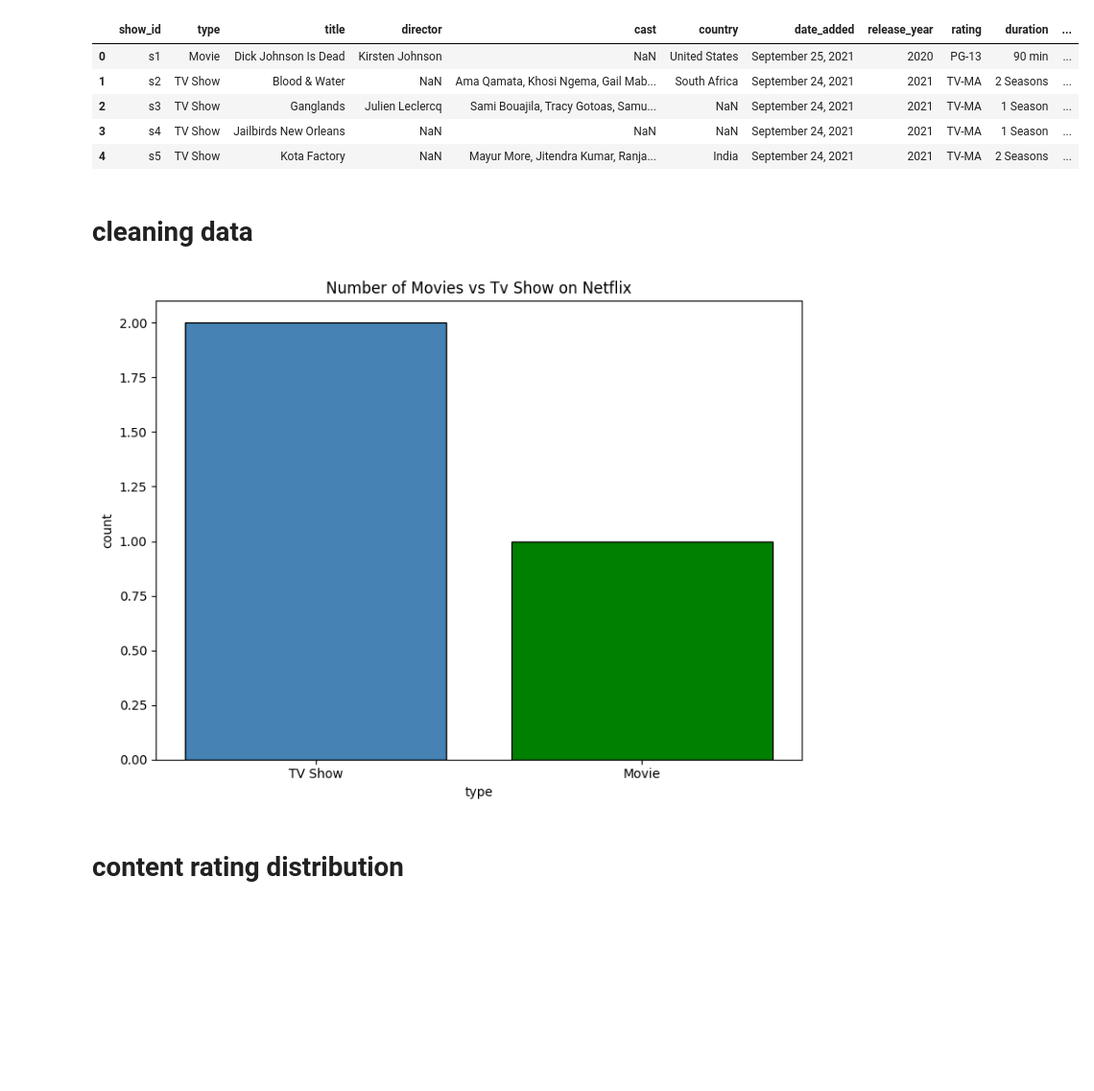
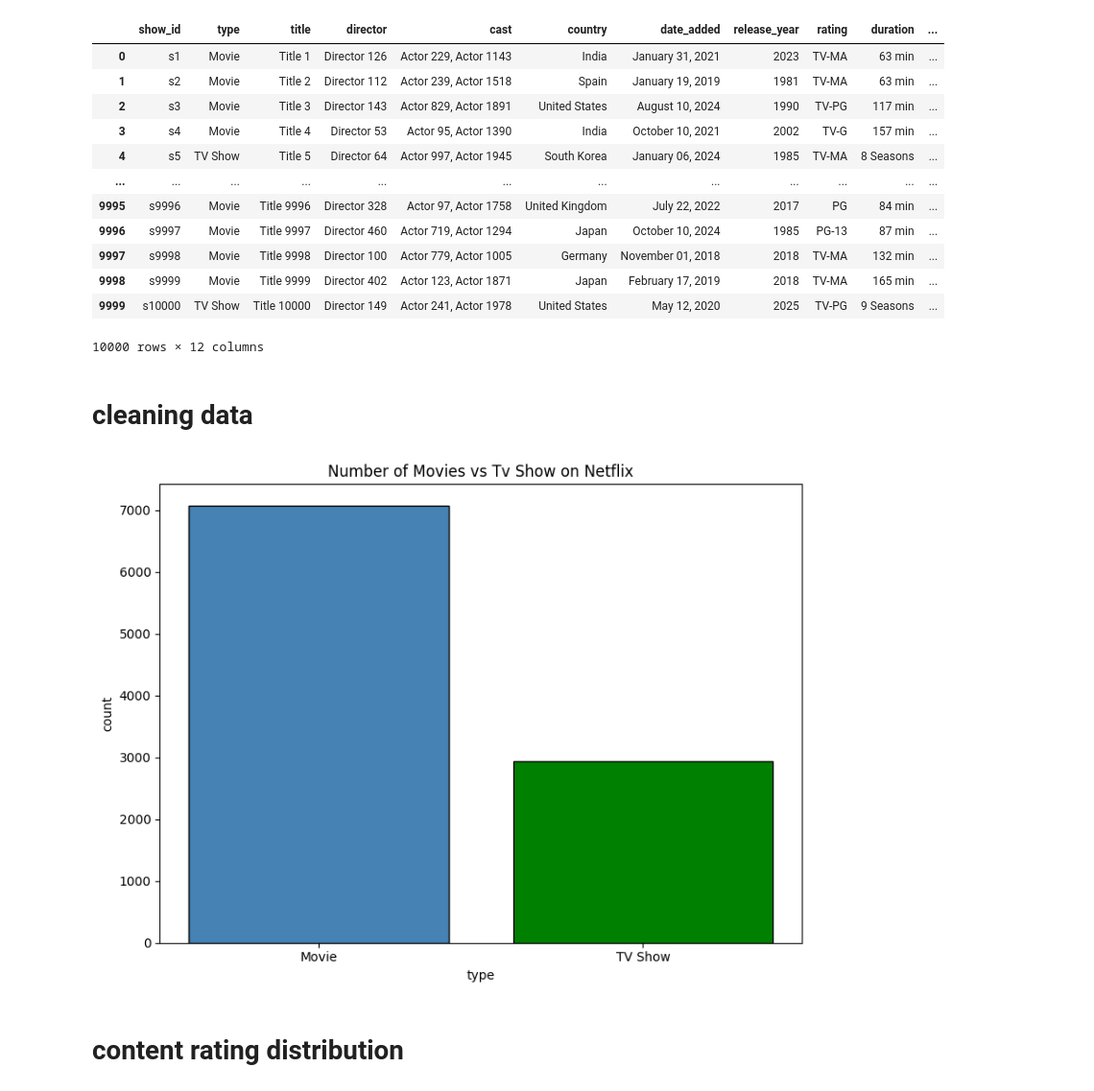
Before and after one commit to Engr-Jawad/Data-Science-Projects, a Jupyter notebook: netflix_data_visualization.ipynb, the cells around one changed output. Shown at 96% size. Drawn from its saved outputs; the diff is of its cells as text; code cells hidden in the pictures; blank space fills up the shorter version.

```diff
--- a/netflix_data_visualization.ipynb
+++ b/netflix_data_visualization.ipynb
@@ -3,15 +3,22 @@ import numpy as np
 import pandas as pd
 import matplotlib.pyplot as plt
 # %%
-df=pd.read_csv("/home/jawad/Downloads/netflix_data.csv")
+df=pd.read_csv("/home/jawad/Downloads/netflix_like_10000.csv")
 df
 # %% [output]
 |  | show_id | type | title | director | cast | country | date_added | release_year | rating | duration | ... |
-| 0 | s1 | Movie | Dick Johnson Is Dead | Kirsten Johnson | NaN | United States | September 25, 2021 | 2020 | PG-13 | 90 min | ... |
-| 1 | s2 | TV Show | Blood & Water | NaN | Ama Qamata, Khosi Ngema, Gail Mab... | South Africa | September 24, 2021 | 2021 | TV-MA | 2 Seasons | ... |
-| 2 | s3 | TV Show | Ganglands | Julien Leclercq | Sami Bouajila, Tracy Gotoas, Samu... | NaN | September 24, 2021 | 2021 | TV-MA | 1 Season | ... |
-| 3 | s4 | TV Show | Jailbirds New Orleans | NaN | NaN | NaN | September 24, 2021 | 2021 | TV-MA | 1 Season | ... |
-| 4 | s5 | TV Show | Kota Factory | NaN | Mayur More, Jitendra Kumar, Ranja... | India | September 24, 2021 | 2021 | TV-MA | 2 Seasons | ... |
+| 0 | s1 | Movie | Title 1 | Director 126 | Actor 229, Actor 1143 | India | January 31, 2021 | 2023 | TV-MA | 63 min | ... |
+| 1 | s2 | Movie | Title 2 | Director 112 | Actor 239, Actor 1518 | Spain | January 19, 2019 | 1981 | TV-MA | 63 min | ... |
+| 2 | s3 | Movie | Title 3 | Director 143 | Actor 829, Actor 1891 | United States | August 10, 2024 | 1990 | TV-PG | 117 min | ... |
+| 3 | s4 | Movie | Title 4 | Director 53 | Actor 95, Actor 1390 | India | October 10, 2021 | 2002 | TV-G | 157 min | ... |
+| 4 | s5 | TV Show | Title 5 | Director 64 | Actor 997, Actor 1945 | South Korea | January 06, 2024 | 1985 | TV-MA | 8 Seasons | ... |
+| ... | ... | ... | ... | ... | ... | ... | ... | ... | ... | ... | ... |
+| 9995 | s9996 | Movie | Title 9996 | Director 328 | Actor 97, Actor 1758 | United Kingdom | July 22, 2022 | 2017 | PG | 84 min | ... |
+| 9996 | s9997 | Movie | Title 9997 | Director 460 | Actor 719, Actor 1294 | Japan | October 10, 2024 | 1985 | PG-13 | 87 min | ... |
+| 9997 | s9998 | Movie | Title 9998 | Director 100 | Actor 779, Actor 1005 | Germany | November 01, 2018 | 2018 | TV-MA | 132 min | ... |
+| 9998 | s9999 | Movie | Title 9999 | Director 402 | Actor 123, Actor 1871 | Japan | February 17, 2019 | 2018 | TV-MA | 165 min | ... |
+| 9999 | s10000 | TV Show | Title 10000 | Director 149 | Actor 241, Actor 1978 | United States | May 12, 2020 | 2025 | TV-PG | 9 Seasons | ... |
+10000 rows × 12 columns
 # %% [markdown]
 # cleaning data
 # %%
@@ -26,7 +33,7 @@ plt.tight_layout()
 plt.savefig("movies_vs_tv_shows.png",dpi=300,bbox_inches="tight")
 plt.show()
 # %% [output]
-[figure, old version]
+[figure, new version]
 # %% [markdown]
 # content rating distribution
 # %%
```
Also changed, not shown: parts of 4 cells of this notebook, 5 other files.
